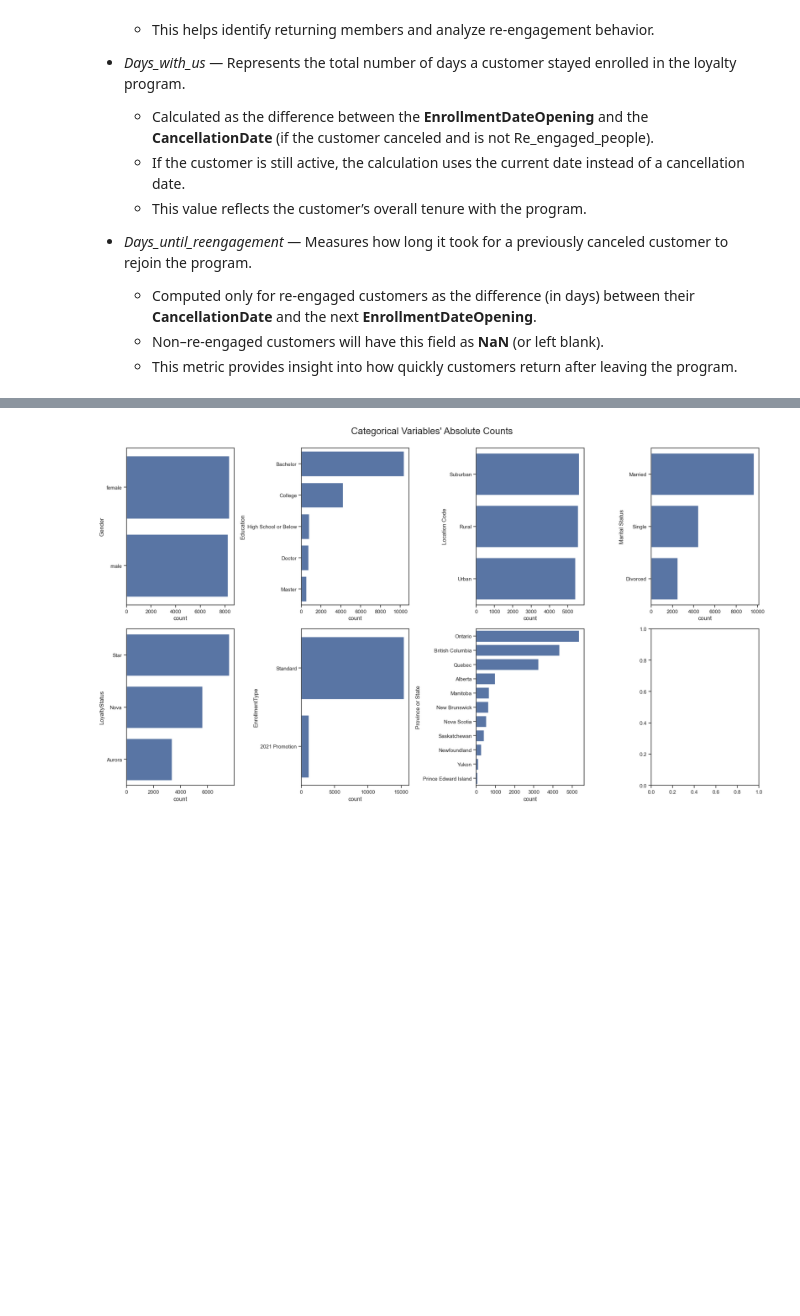
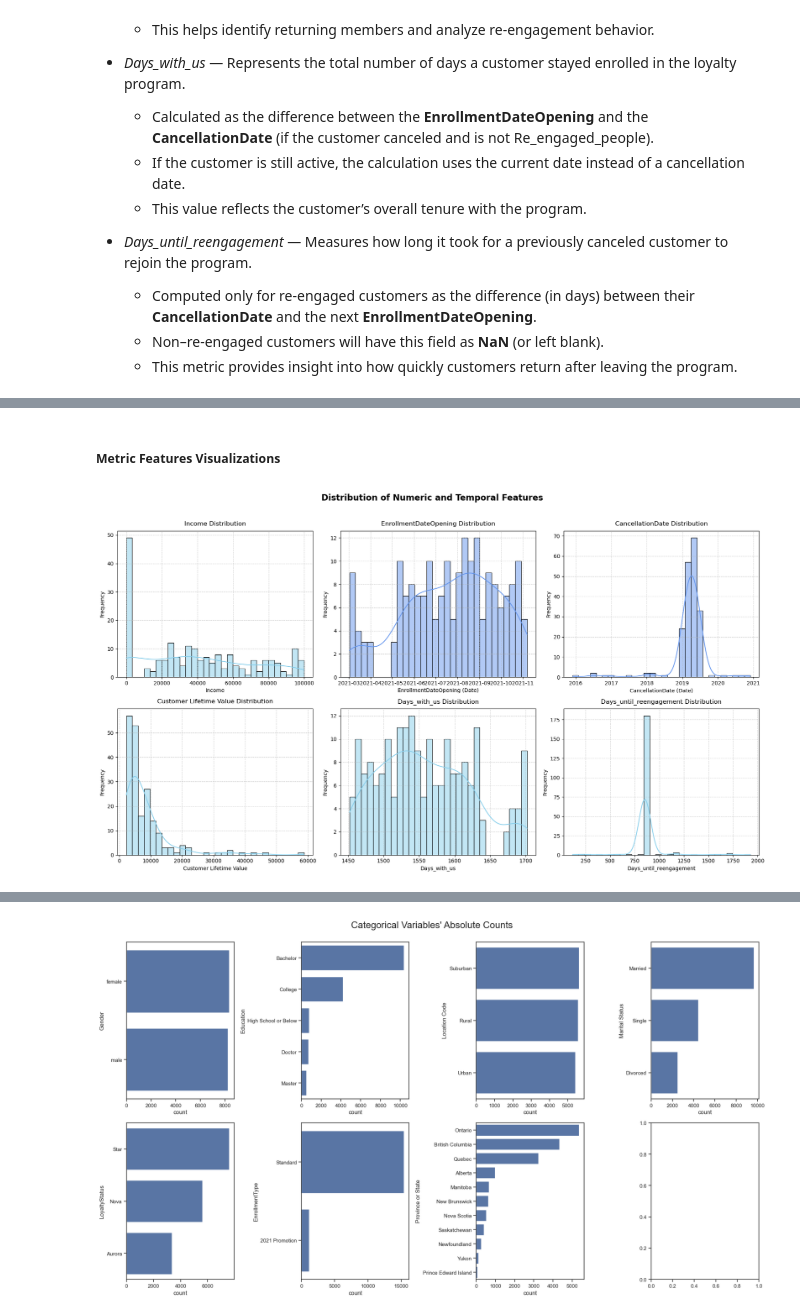
Before and after one commit to luisbdavila/Airline_Customer_Segmentation_DataMining_Project_Python, a Jupyter notebook: 1_Delivery/Code/EDA.ipynb, the cells around one changed output, grey strips where cells are left out. Saved outputs shown, nothing was run; the diff lists cells and outputs as text; code cells hidden in the pictures; blank space fills up the shorter version.

Commit message:
Update numeric visualization on clients df

```diff
--- a/1_Delivery/Code/EDA.ipynb
+++ b/1_Delivery/Code/EDA.ipynb
@@ -505,0 +502,44 @@ plt.show()
+# %% [markdown]
+##### Metric Features Visualizations
+# %%
+# Define rows and cols automatically based on number of features
+sp_rows = 2
+sp_cols = 3
+
+# Create the figure
+fig, axes = plt.subplots(sp_rows, sp_cols, figsize=(18, 10))
+axes = axes.flatten()
+
+# --- Plot Each Feature ---
+for i, feat in enumerate(metric_features):
+    ax = axes[i]
+
+    # Handle date variables differently
+    if pd.api.types.is_datetime64_any_dtype(df_clean[feat]):
+        # Drop NaT values
+        valid_data = df_clean[feat].dropna()
+        # Plot as histogram of dates (converted to numeric timestamps)
+        sns.histplot(valid_data, kde=True, ax=ax, bins=30, color="cornflowerblue")
+        ax.set_xlabel(f"{feat} (Date)")
+    else:
+        sns.histplot(df_clean[feat].dropna(), kde=True, ax=ax, bins=30, color="skyblue")
+        ax.set_xlabel(feat)
+
+    # Titles & formatting
+    ax.set_title(f"{feat} Distribution", fontsize=12, pad=10)
+    ax.set_ylabel("Frequency")
+    ax.grid(True, linestyle='--', alpha=0.6)
+
+# --- Layout & Global Title ---
+plt.suptitle("Distribution of Numeric and Temporal Features", fontsize=16, fontweight='bold', y=1.02)
+plt.tight_layout()
+
+# --- Save Figure ---
+save_dir = os.path.join('..', 'figures', 'eda')
+os.makedirs(save_dir, exist_ok=True)
+save_path = os.path.join(save_dir, 'metric_features_histograms.png')
+plt.savefig(save_path, dpi=250, bbox_inches='tight')
+
+plt.show()
+# %% [output]
+[figure, added]
```
Also changed, not shown: parts of 35 cells of this notebook, 5 other files.
